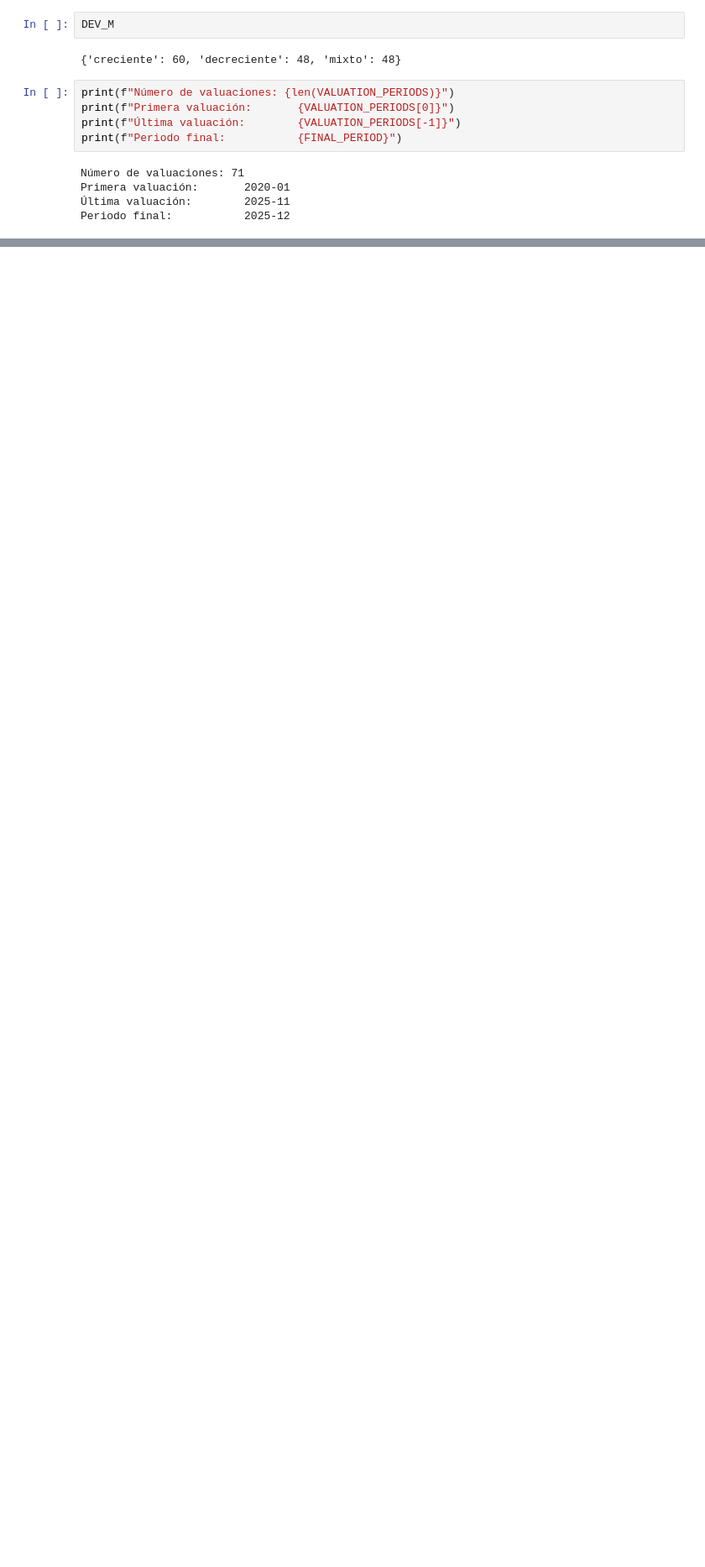
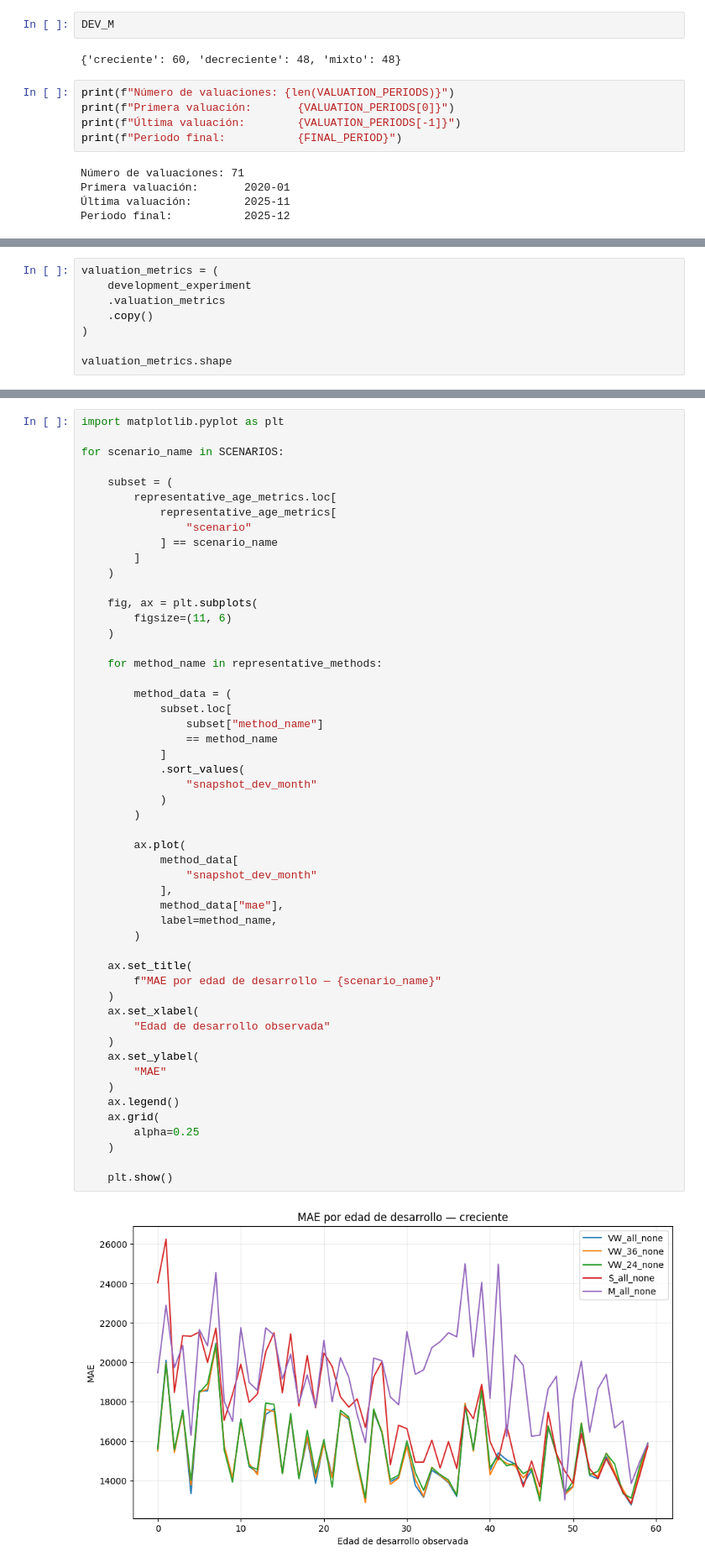
Before and after one commit to ActuarioDereckFuzz/Modelado_Reservas_ML_vs_metodos_Actuariales, a Jupyter notebook: notebooks/04_backtesting.ipynb, the cells around one changed output, grey strips where cells are left out. Shown at 84% size. Saved outputs shown, nothing was run; the diff lists cells and outputs as text; blank space fills up the shorter version.

```diff
--- a/notebooks/04_backtesting.ipynb
+++ b/notebooks/04_backtesting.ipynb
@@ -244,0 +1356,8 @@ evaluation_snapshot = build_evaluation_snapshot(
+# %%
+valuation_metrics = (
+    development_experiment
+    .valuation_metrics
+    .copy()
+)
+
+valuation_metrics.shape
@@ -244,0 +1983,54 @@ evaluation_snapshot = build_evaluation_snapshot(
+# %%
+import matplotlib.pyplot as plt
+
+for scenario_name in SCENARIOS:
+
+    subset = (
+        representative_age_metrics.loc[
+            representative_age_metrics[
+                "scenario"
+            ] == scenario_name
+        ]
+    )
+
+    fig, ax = plt.subplots(
+        figsize=(11, 6)
+    )
+
+    for method_name in representative_methods:
+
+        method_data = (
+            subset.loc[
+                subset["method_name"]
+                == method_name
+            ]
+            .sort_values(
+                "snapshot_dev_month"
+            )
+        )
+
+        ax.plot(
+            method_data[
+                "snapshot_dev_month"
+            ],
+            method_data["mae"],
+            label=method_name,
+        )
+
+    ax.set_title(
+        f"MAE por edad de desarrollo — {scenario_name}"
+    )
+    ax.set_xlabel(
+        "Edad de desarrollo observada"
+    )
+    ax.set_ylabel(
+        "MAE"
+    )
+    ax.legend()
+    ax.grid(
+        alpha=0.25
+    )
+
+    plt.show()
+# %% [output]
+[figure, added]
```
Also changed, not shown: parts of 113 cells of this notebook, 14 other files.
